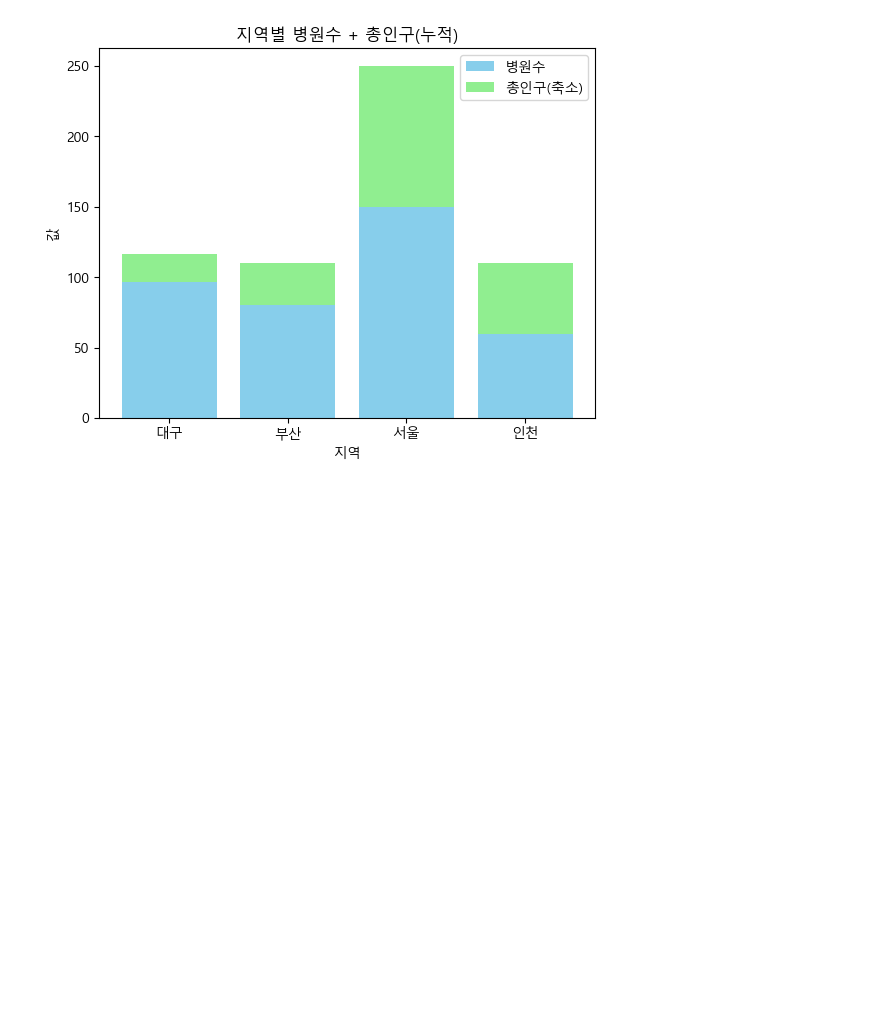
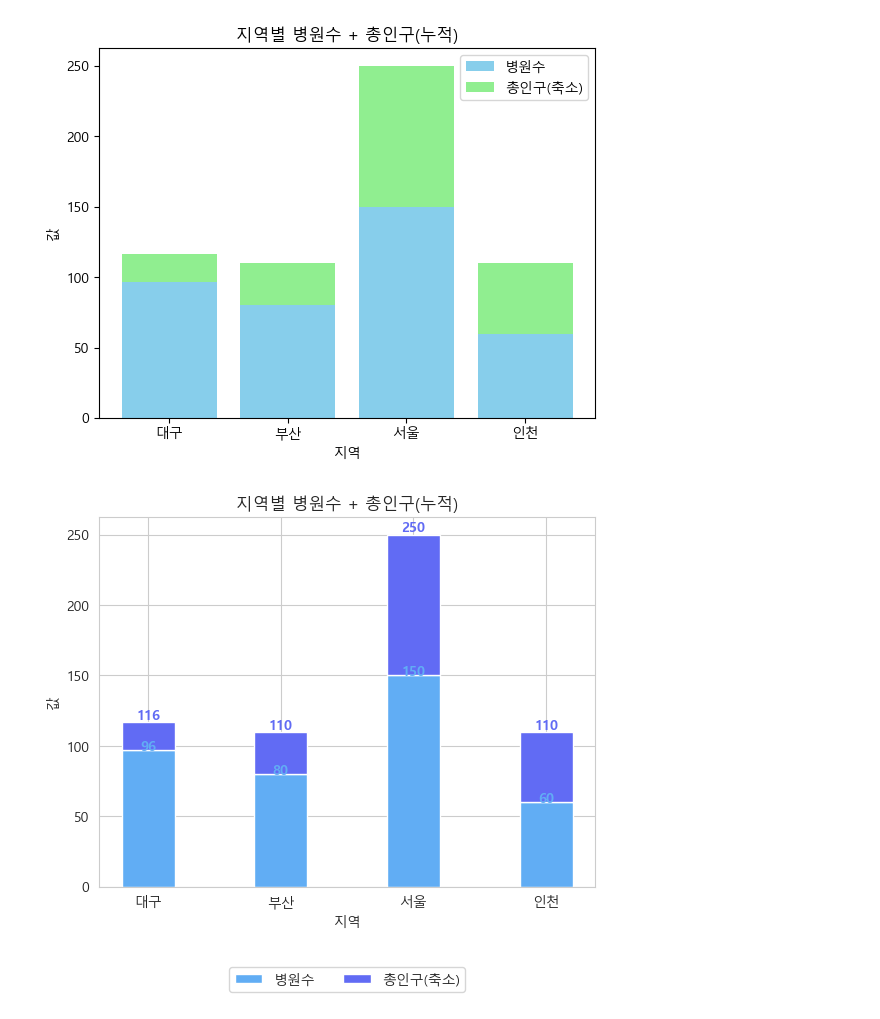
Before and after one commit to r-eong/Python2026, a Jupyter notebook: jupyter/bar_bottom_graph.ipynb, the cells around one changed output. Saved outputs shown, nothing was run; the diff lists cells and outputs as text; code cells hidden in the pictures; blank space fills up the shorter version.

```diff
--- a/jupyter/bar_bottom_graph.ipynb
+++ b/jupyter/bar_bottom_graph.ipynb
@@ -54,3 +54,93 @@ plt.legend()
 plt.show()
 # %% [output]
 [figure]
+# %%
+import pandas as pd
+# matplotlib : 메트플롯 반드시 import 한다
+import matplotlib.pyplot as plt
+# 숫자 계산을 쉽게 하기 위한 라이브러리
+import numpy as np
+# 데이터 사이를 부드럽게 연결해주는 함수
+from scipy.interpolate import make_interp_spline
+# seaborn : matplotlib 기간의 차트 예쁘게 꾸미는 도구
+import seaborn as sns
+
+# 데이터 생성
+df1 = pd.DataFrame({
+    "지역": ["서울", "부산", "대구"],
+    "총인구": [1000000, 300000, 200000]
+})
+df2 = pd.DataFrame({
+    "지역": ["서울", "부산", "인천"],
+    "병원수": [150, 80, 60]
+})
+
+# 데이터 전처리를 위해 merge
+# outer 로 병합하면 df1과 df2가 합집합된다
+merged = pd.merge(df1, df2, on="지역", how= "outer")
+# merged
+
+# 결측치 처리
+# 결측치는 병원수와 총인구의 평균으로 정의한다
+merged['총인구'] = merged['총인구'].fillna(merged['총인구'].mean())
+merged['병원수'] = merged['병원수'].fillna(merged['병원수'].mean())
+merged
+
+# -------------------------------------------
+
+# 가로 막대 그래프 만들기 : plt.bar
+# x축 : 지역 / y축 : 병원수
+
+sns.set_style('whitegrid')  # 배경 스타일 - dark : 그리도 없이 어두운 배경
+sns.set_palette('deep')  # 막대 색상 스타일 - deep : 진하게
+
+# 반드시 한글 깨짐현상 코드를 삽입한다.
+plt.rcParams['font.family'] = 'Malgun Gothic'
+plt.rcParams['axes.unicode_minus'] = False
+
+# 첫 번째 막대
+plt.bar(merged['지역'], merged['병원수'], label='병원수', width=0.4, color='#61adf4')
+for i in range(len(merged)):
+    plt.text(
+        i,
+        merged['병원수'][i],
+        int(merged['병원수'][i]),
+        ha='center',
+        fontsize=10,
+        fontweight='bold',
+        color='#61adf4'
+    )
+
+# 두 번째 막대
+# 기존막대(=첫 번째 막대)위에 쌓는다
+plt.bar(merged['지역'], merged['총인구']/10000, bottom=merged['병원수'], width=0.4, label='총인구(축소)', color='#616bf4')
+for i in range(len(merged)):
+    tot = merged['병원수'][i] + merged['총인구'][i] /10000
+    plt.text(
+        i,
+        tot,
+        int(tot),
+        ha='center',
+        va='bottom',
+        fontsize=10,
+        fontweight='bold',
+        color='#616bf4'
+    )
+
+plt.title('지역별 병원수 + 총인구(누적)')
+plt.xlabel('지역')
+plt.ylabel('값')
+
+# 범례 표시
+# plt.legend()
+# plt.legend(loc='upper left' ,bbox_to_anchor=(1, 1))  # 범례그래프밖오른쪽밖으로빼기
+# plt.legend(loc='upper right')  # 범례위치변경하기옵션사용예
+plt.legend(
+    loc='upper center',
+    bbox_to_anchor=(0.5, -0.2),
+    ncol=2  # 가로로 나열
+)
+
+plt.show()
+# %% [output]
+[figure, added]
```
Also changed, not shown: 16 other files.
